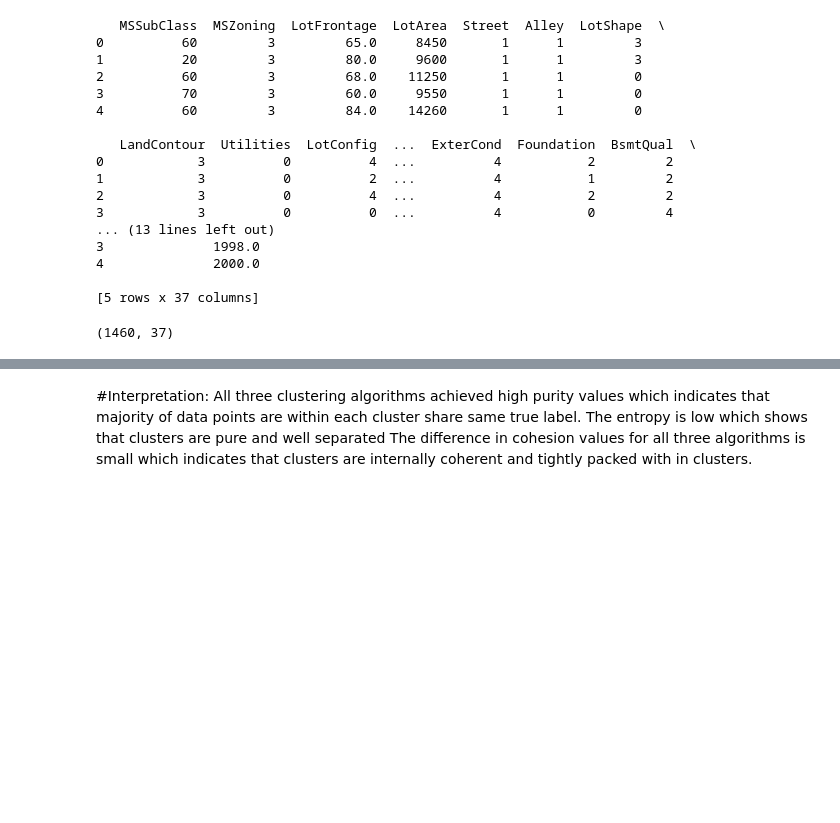
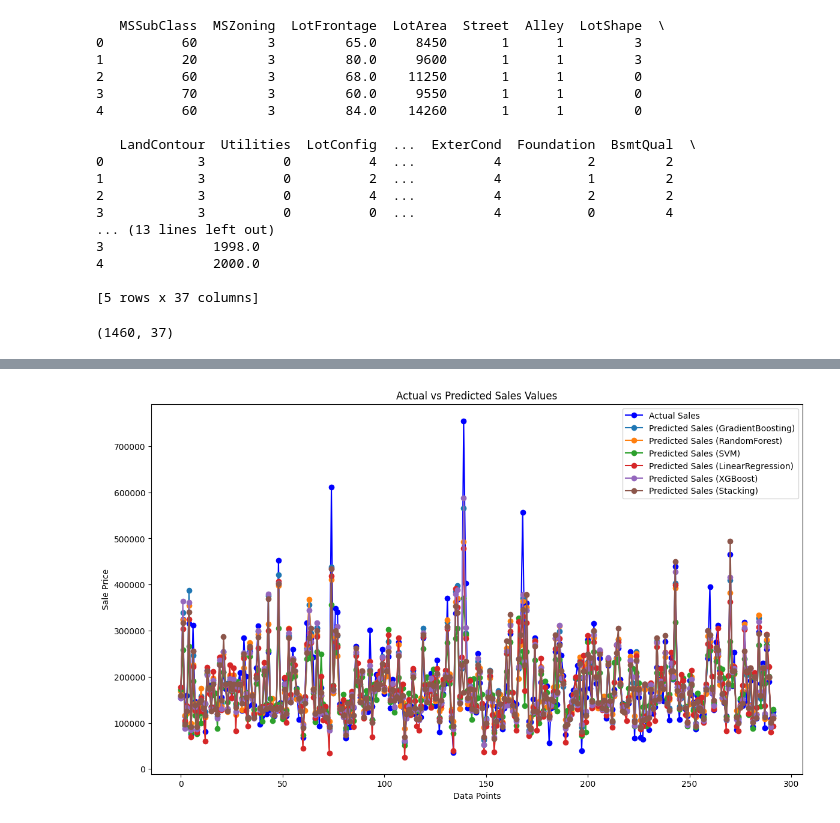
Before and after one commit to Faizanealiqazi/HousePricePrediction, a Jupyter notebook: House_Price_Prediction_ML.ipynb, the cells around one changed output, grey strips where cells are left out. Saved outputs shown, nothing was run; the diff lists cells and outputs as text; code cells hidden in the pictures; blank space fills up the shorter version.

```diff
--- a/House_Price_Prediction_ML.ipynb
+++ b/House_Price_Prediction_ML.ipynb
@@ -581,27 +617,0 @@ for model_name, model in models.items():
-# %%
-# Evaluating the best models on the test set
-print("\nEvaluating best models on test set:")
-for model_name, model in best_estimators.items():
-    y_pred = model.predict(X_test)
-    print(f"{model_name} - Predictions: {y_pred}")
-# %%
-from sklearn.metrics import mean_absolute_error, mean_squared_error
-
-# Dictionary to store evaluation metrics for each model
-evaluation_metrics = {}
-
-# Calculate evaluation metrics for each model
-for model_name, model in best_estimators.items():
-    y_pred = model.predict(X_test)
-    mae = mean_absolute_error(y_test, y_pred)
-    mse = mean_squared_error(y_test, y_pred)
-    rmse = np.sqrt(mse)
-    evaluation_metrics[model_name] = {"MAE": mae, "MSE": mse, "RMSE": rmse}
-
-# Print evaluation metrics for each model
-print("\nEvaluation metrics for each model:")
-for model_name, metrics in evaluation_metrics.items():
-    print(f"{model_name}:")
-    for metric_name, value in metrics.items():
-        print(f"{metric_name}: {value}")
-    print()
@@ -836,4 +618,20 @@ print("Gaussian Mixture Models Clustering - Average Pairwise Distance between Ce
-# %% [markdown]
-#Interpretation:
-All three clustering algorithms achieved high purity values which indicates that majority of data points are within each cluster share same true label. The entropy is low which shows that clusters are pure and well separated
-The difference in cohesion values for all three algorithms is small which indicates that clusters are internally coherent and tightly packed with in clusters.
+# %%
+import matplotlib.pyplot as plt
+
+# Plotting actual vs predicted values for all models
+plt.figure(figsize=(14, 8))
+
+# Plot actual values
+plt.plot(y_test.values, label='Actual Sales', linestyle='-', marker='o', color='blue')
+
+# Plot predictions for each model
+for model_name, y_pred in predictions.items():
+    plt.plot(y_pred, label=f'Predicted Sales ({model_name})', linestyle='-', marker='o')
+
+plt.xlabel('Data Points')
+plt.ylabel('Sale Price')
+plt.title('Actual vs Predicted Sales Values')
+plt.legend()
+plt.show()
+# %% [output]
+[figure, added]
```
Also changed, not shown: parts of 14 cells of this notebook.
